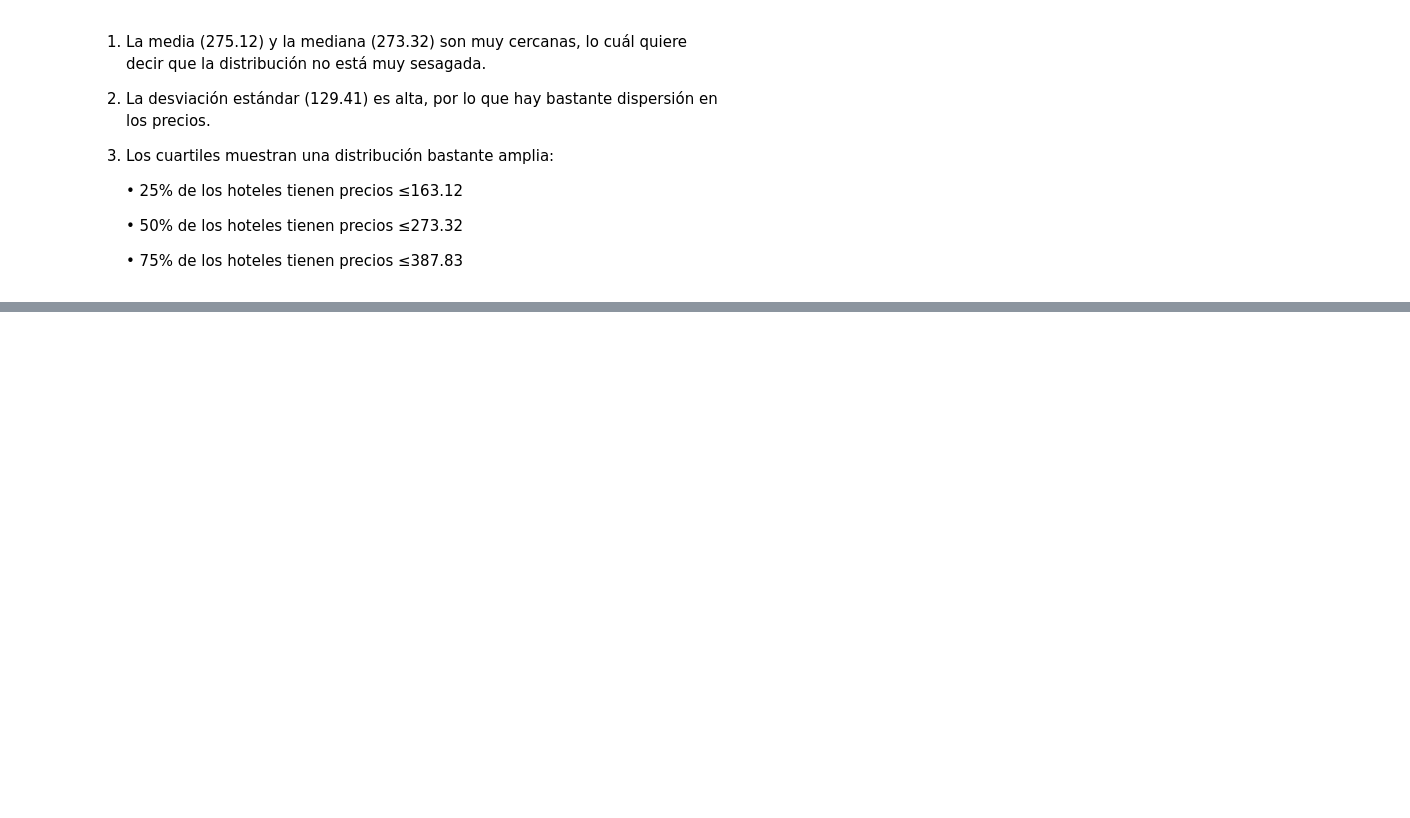
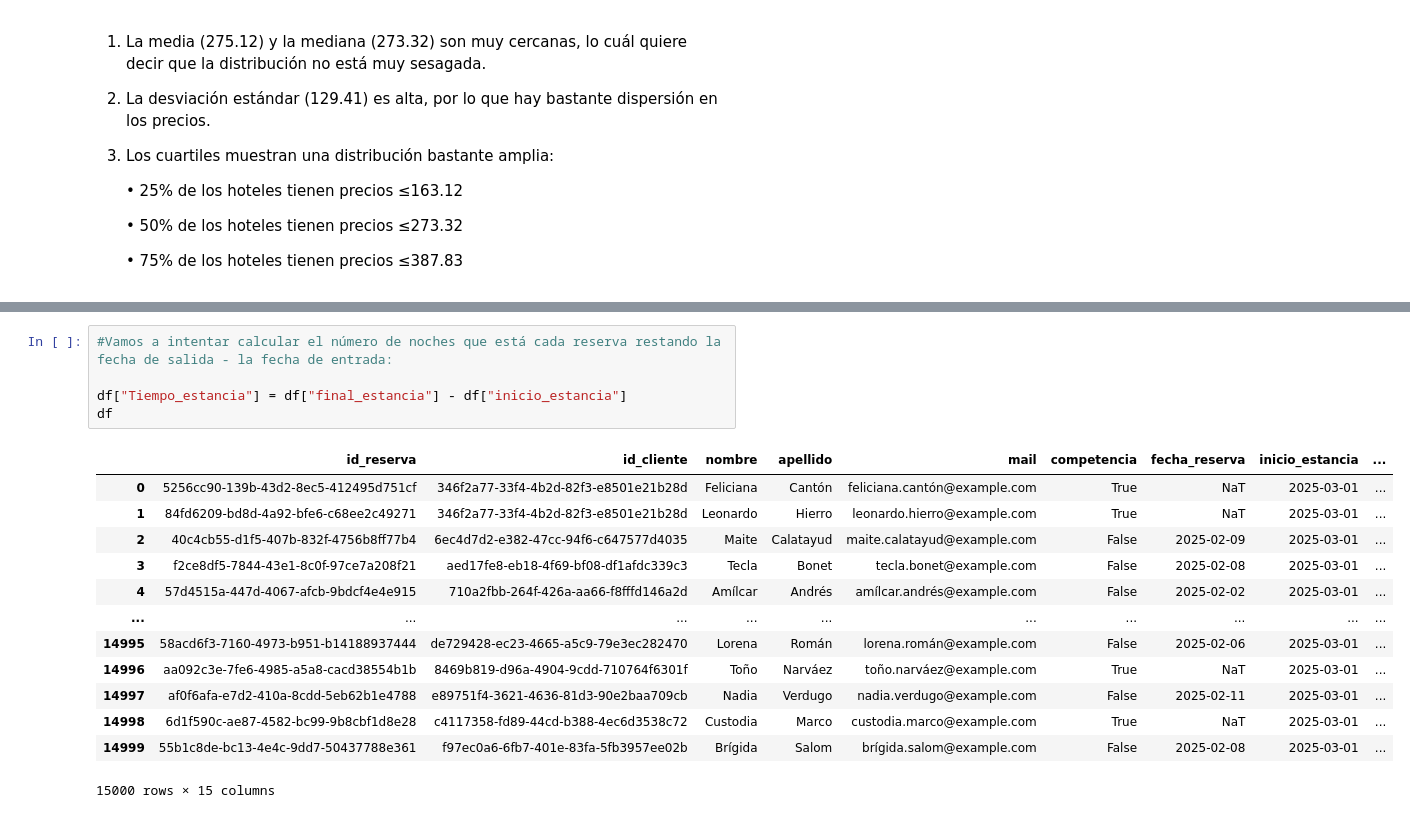
Before and after one commit to Gonzalo8julian/14.PROYECTO_ETL, a Jupyter notebook: jupyters/analisis_inicial.ipynb, the cells around one changed output, grey strips where cells are left out. Cells and saved outputs as stored; diff of their text form; blank space fills up the shorter version.

```diff
--- a/jupyters/analisis_inicial.ipynb
+++ b/jupyters/analisis_inicial.ipynb
@@ -175,0 +185,19 @@ Name: precio_noche, dtype: float64
+# %%
+#Vamos a intentar calcular el número de noches que está cada reserva restando la fecha de salida - la fecha de entrada:
+
+df["Tiempo_estancia"] = df["final_estancia"] - df["inicio_estancia"]
+df
+# %% [output]
+|  | id_reserva | id_cliente | nombre | apellido | mail | competencia | fecha_reserva | inicio_estancia | ... |
+| 0 | 5256cc90-139b-43d2-8ec5-412495d751cf | 346f2a77-33f4-4b2d-82f3-e8501e21b28d | Feliciana | Cantón | feliciana.cantón@example.com | True | NaT | 2025-03-01 | ... |
+| 1 | 84fd6209-bd8d-4a92-bfe6-c68ee2c49271 | 346f2a77-33f4-4b2d-82f3-e8501e21b28d | Leonardo | Hierro | leonardo.hierro@example.com | True | NaT | 2025-03-01 | ... |
+| 2 | 40c4cb55-d1f5-407b-832f-4756b8ff77b4 | 6ec4d7d2-e382-47cc-94f6-c647577d4035 | Maite | Calatayud | maite.calatayud@example.com | False | 2025-02-09 | 2025-03-01 | ... |
+| 3 | f2ce8df5-7844-43e1-8c0f-97ce7a208f21 | aed17fe8-eb18-4f69-bf08-df1afdc339c3 | Tecla | Bonet | tecla.bonet@example.com | False | 2025-02-08 | 2025-03-01 | ... |
+| 4 | 57d4515a-447d-4067-afcb-9bdcf4e4e915 | 710a2fbb-264f-426a-aa66-f8fffd146a2d | Amílcar | Andrés | amílcar.andrés@example.com | False | 2025-02-02 | 2025-03-01 | ... |
+| ... | ... | ... | ... | ... | ... | ... | ... | ... | ... |
+| 14995 | 58acd6f3-7160-4973-b951-b14188937444 | de729428-ec23-4665-a5c9-79e3ec282470 | Lorena | Román | lorena.román@example.com | False | 2025-02-06 | 2025-03-01 | ... |
+| 14996 | aa092c3e-7fe6-4985-a5a8-cacd38554b1b | 8469b819-d96a-4904-9cdd-710764f6301f | Toño | Narváez | toño.narváez@example.com | True | NaT | 2025-03-01 | ... |
+| 14997 | af0f6afa-e7d2-410a-8cdd-5eb62b1e4788 | e89751f4-3621-4636-81d3-90e2baa709cb | Nadia | Verdugo | nadia.verdugo@example.com | False | 2025-02-11 | 2025-03-01 | ... |
+| 14998 | 6d1f590c-ae87-4582-bc99-9b8cbf1d8e28 | c4117358-fd89-44cd-b388-4ec6d3538c72 | Custodia | Marco | custodia.marco@example.com | True | NaT | 2025-03-01 | ... |
+| 14999 | 55b1c8de-bc13-4e4c-9dd7-50437788e361 | f97ec0a6-6fb7-401e-83fa-5fb3957ee02b | Brígida | Salom | brígida.salom@example.com | False | 2025-02-08 | 2025-03-01 | ... |
+15000 rows × 15 columns
```
Also changed, not shown: parts of 6 cells of this notebook, 2 other files.
